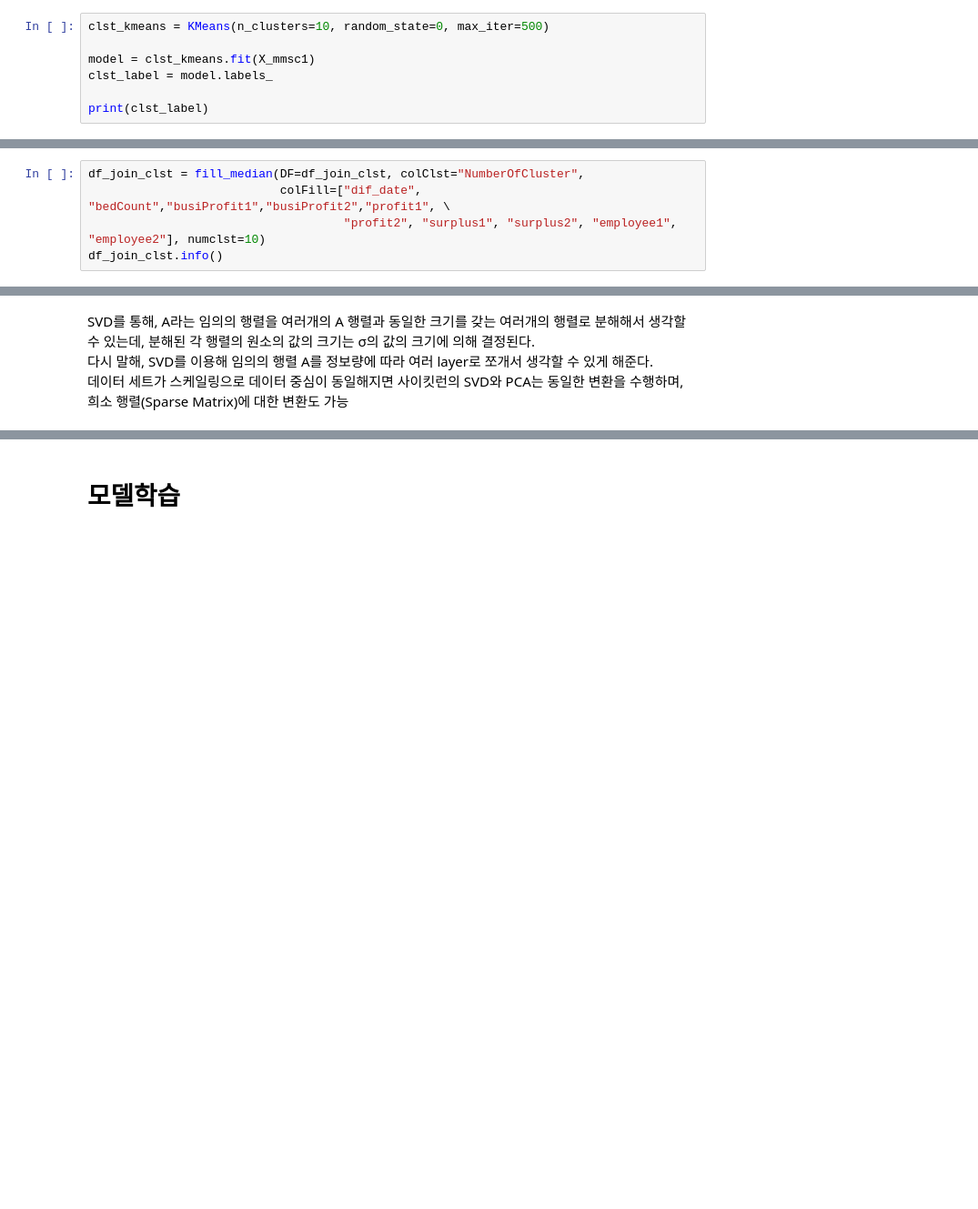
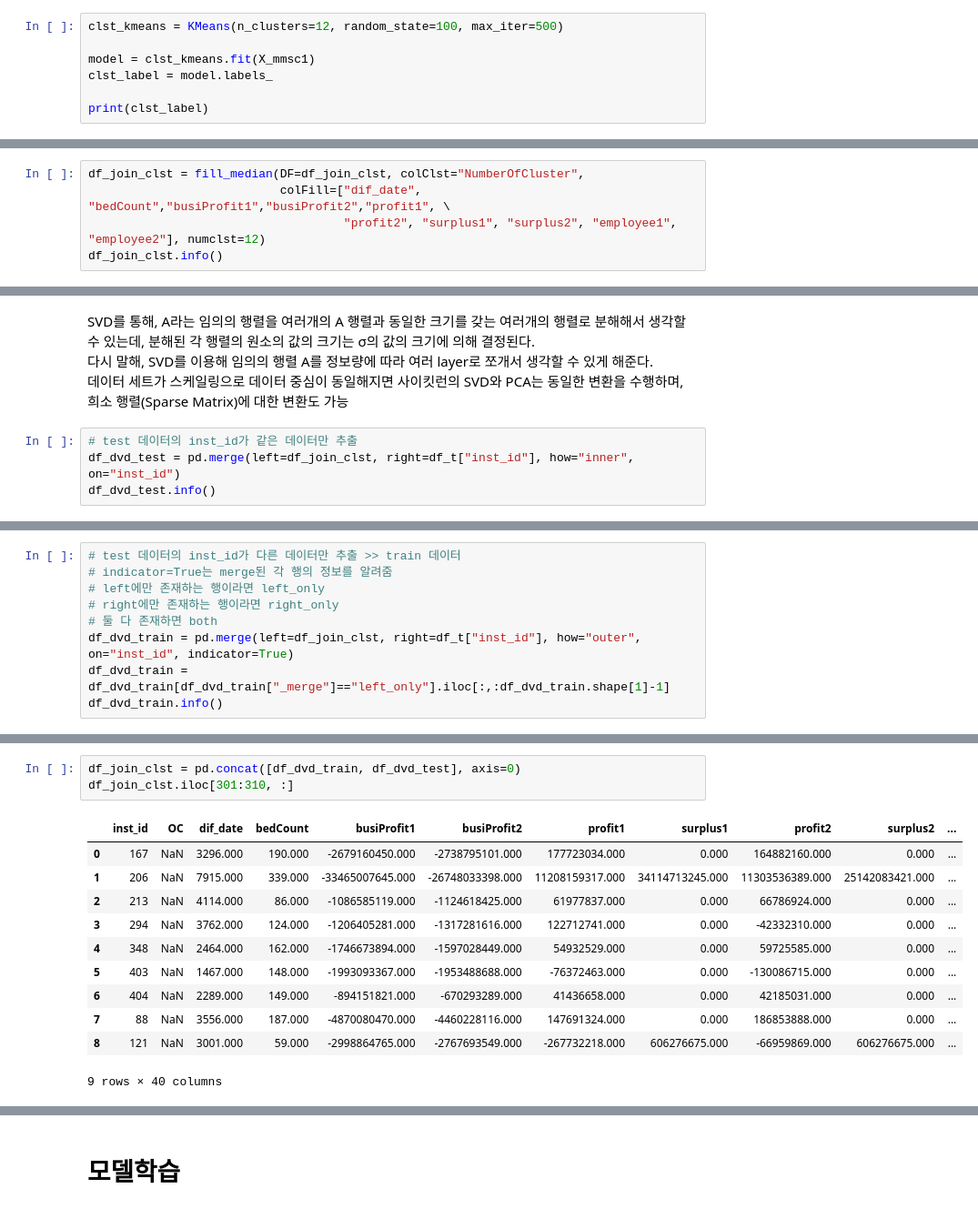
Before and after one commit to nyeokinyeoki/Gym_zalabim, a Jupyter notebook: ipynb/hospital.ipynb, the cells around one changed output, grey strips where cells are left out. Shown at 91% size. Cells and saved outputs as stored; diff of their text form; blank space fills up the shorter version.

```diff
--- a/ipynb/hospital.ipynb
+++ b/ipynb/hospital.ipynb
@@ -563,5 +672,5 @@ visualize_silhouette([2,3,4,5,7,9,10,12,15], X_mmsc1)
 # %%
-clst_kmeans = KMeans(n_clusters=10, random_state=0, max_iter=500)
+clst_kmeans = KMeans(n_clusters=12, random_state=100, max_iter=500)
 
 model = clst_kmeans.fit(X_mmsc1)
 clst_label = model.labels_
@@ -690,5 +858,5 @@ def fill_median(DF=None, colClst=None, colFill=None, numclst=None) :
 # %%
 df_join_clst = fill_median(DF=df_join_clst, colClst="NumberOfCluster",
                            colFill=["dif_date", "bedCount","busiProfit1","busiProfit2","profit1", \
-                                    "profit2", "surplus1", "surplus2", "employee1", "employee2"], numclst=10)
+                                    "profit2", "surplus1", "surplus2", "employee1", "employee2"], numclst=12)
 df_join_clst.info()
@@ -730,3 +936,7 @@ plt.show()
 SVD를 통해, A라는 임의의 행렬을 여러개의 A 행렬과 동일한 크기를 갖는 여러개의 행렬로 분해해서 생각할 수 있는데, 분해된 각 행렬의 원소의 값의 크기는 σ의 값의 크기에 의해 결정된다.
 다시 말해, SVD를 이용해 임의의 행렬 A를 정보량에 따라 여러 layer로 쪼개서 생각할 수 있게 해준다.
 데이터 세트가 스케일링으로 데이터 중심이 동일해지면 사이킷런의 SVD와 PCA는 동일한 변환을 수행하며, 희소 행렬(Sparse Matrix)에 대한 변환도 가능
+# %%
+# test 데이터의 inst_id가 같은 데이터만 추출
+df_dvd_test = pd.merge(left=df_join_clst, right=df_t["inst_id"], how="inner", on="inst_id")
+df_dvd_test.info()
@@ -732,0 +961,9 @@ SVD를 통해, A라는 임의의 행렬을 여러개의 A 행렬과 동일한
+# %%
+# test 데이터의 inst_id가 다른 데이터만 추출 >> train 데이터
+# indicator=True는 merge된 각 행의 정보를 알려줌
+# left에만 존재하는 행이라면 left_only
+# right에만 존재하는 행이라면 right_only
+# 둘 다 존재하면 both
+df_dvd_train = pd.merge(left=df_join_clst, right=df_t["inst_id"], how="outer", on="inst_id", indicator=True)
+df_dvd_train = df_dvd_train[df_dvd_train["_merge"]=="left_only"].iloc[:,:df_dvd_train.shape[1]-1]
+df_dvd_train.info()
@@ -732,0 +988,15 @@ SVD를 통해, A라는 임의의 행렬을 여러개의 A 행렬과 동일한
+# %%
+df_join_clst = pd.concat([df_dvd_train, df_dvd_test], axis=0)
+df_join_clst.iloc[301:310, :]
+# %% [output]
+|  | inst_id | OC | dif_date | bedCount | busiProfit1 | busiProfit2 | profit1 | surplus1 | profit2 | surplus2 | ... |
+| 0 | 167 | NaN | 3296.000 | 190.000 | -2679160450.000 | -2738795101.000 | 177723034.000 | 0.000 | 164882160.000 | 0.000 | ... |
+| 1 | 206 | NaN | 7915.000 | 339.000 | -33465007645.000 | -26748033398.000 | 11208159317.000 | 34114713245.000 | 11303536389.000 | 25142083421.000 | ... |
+| 2 | 213 | NaN | 4114.000 | 86.000 | -1086585119.000 | -1124618425.000 | 61977837.000 | 0.000 | 66786924.000 | 0.000 | ... |
+| 3 | 294 | NaN | 3762.000 | 124.000 | -1206405281.000 | -1317281616.000 | 122712741.000 | 0.000 | -42332310.000 | 0.000 | ... |
+| 4 | 348 | NaN | 2464.000 | 162.000 | -1746673894.000 | -1597028449.000 | 54932529.000 | 0.000 | 59725585.000 | 0.000 | ... |
+| 5 | 403 | NaN | 1467.000 | 148.000 | -1993093367.000 | -1953488688.000 | -76372463.000 | 0.000 | -130086715.000 | 0.000 | ... |
+| 6 | 404 | NaN | 2289.000 | 149.000 | -894151821.000 | -670293289.000 | 41436658.000 | 0.000 | 42185031.000 | 0.000 | ... |
+| 7 | 88 | NaN | 3556.000 | 187.000 | -4870080470.000 | -4460228116.000 | 147691324.000 | 0.000 | 186853888.000 | 0.000 | ... |
+| 8 | 121 | NaN | 3001.000 | 59.000 | -2998864765.000 | -2767693549.000 | -267732218.000 | 606276675.000 | -66959869.000 | 606276675.000 | ... |
+9 rows × 40 columns
```
Also changed, not shown: parts of 59 cells of this notebook.
